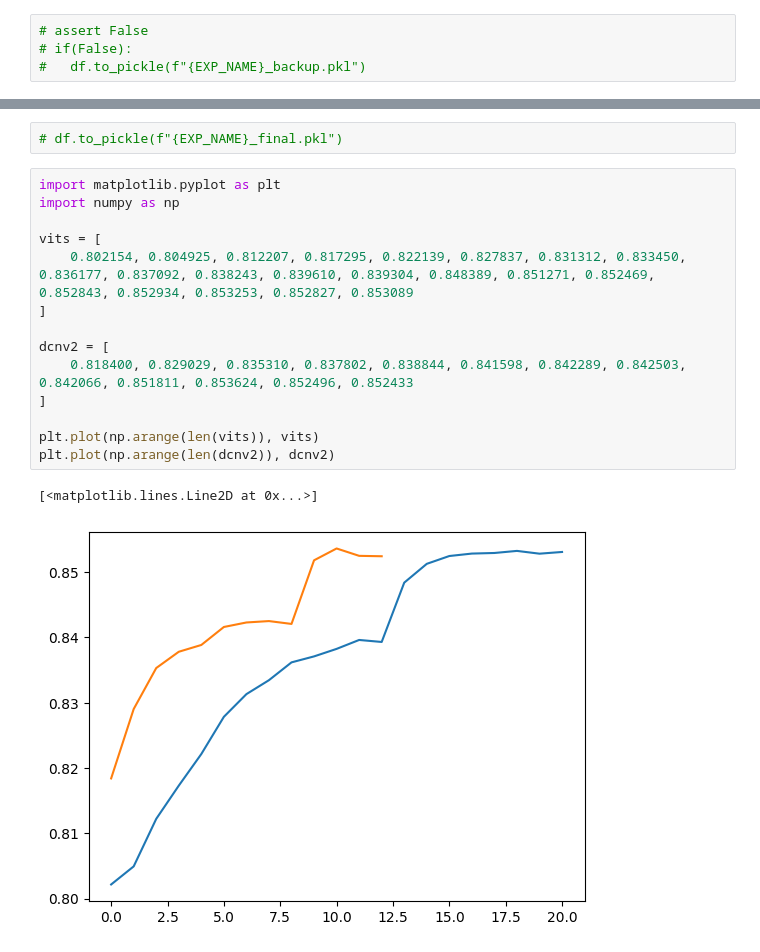
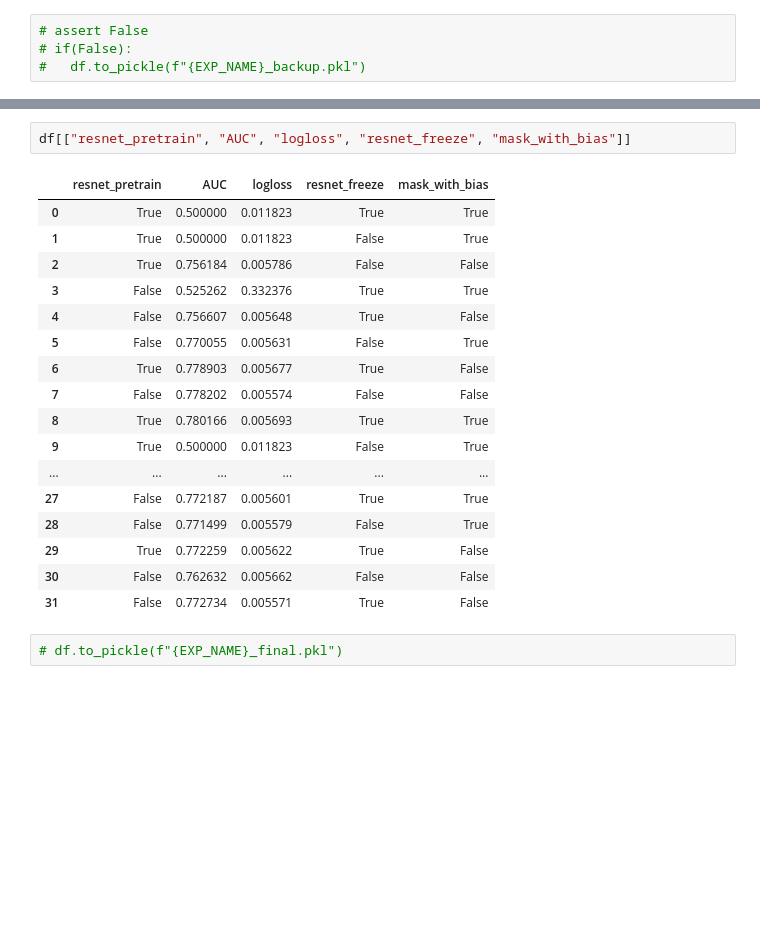
Before and after one commit to bw-99/scv, a Jupyter notebook: vis.ipynb, the cells around one changed output, grey strips where cells are left out. Saved outputs shown, nothing was run; the diff lists cells and outputs as text; blank space fills up the shorter version.

```diff
--- a/vis.ipynb
+++ b/vis.ipynb
@@ -302,19 +293,22 @@ df.sort_values("AUC", ascending=False)[metrics+more_than_two_cols]
+# %%
+df[["resnet_pretrain", "AUC", "logloss", "resnet_freeze", "mask_with_bias"]]
+# %% [output]
+|  | resnet_pretrain | AUC | logloss | resnet_freeze | mask_with_bias |
+| 0 | True | 0.500000 | 0.011823 | True | True |
+| 1 | True | 0.500000 | 0.011823 | False | True |
+| 2 | True | 0.756184 | 0.005786 | False | False |
+| 3 | False | 0.525262 | 0.332376 | True | True |
+| 4 | False | 0.756607 | 0.005648 | True | False |
+| 5 | False | 0.770055 | 0.005631 | False | True |
+| 6 | True | 0.778903 | 0.005677 | True | False |
+| 7 | False | 0.778202 | 0.005574 | False | False |
+| 8 | True | 0.780166 | 0.005693 | True | True |
+| 9 | True | 0.500000 | 0.011823 | False | True |
+| ... | ... | ... | ... | ... | ... |
+| 27 | False | 0.772187 | 0.005601 | True | True |
+| 28 | False | 0.771499 | 0.005579 | False | True |
+| 29 | True | 0.772259 | 0.005622 | True | False |
+| 30 | False | 0.762632 | 0.005662 | False | False |
+| 31 | False | 0.772734 | 0.005571 | True | False |
 # %%
 # df.to_pickle(f"{EXP_NAME}_final.pkl")
-# %%
-import matplotlib.pyplot as plt
-import numpy as np
-
-vits = [
-    0.802154, 0.804925, 0.812207, 0.817295, 0.822139, 0.827837, 0.831312, 0.833450, 0.836177, 0.837092, 0.838243, 0.839610, 0.839304, 0.848389, 0.851271, 0.852469, 0.852843, 0.852934, 0.853253, 0.852827, 0.853089
-]
-
-dcnv2 = [
-    0.818400, 0.829029, 0.835310, 0.837802, 0.838844, 0.841598, 0.842289, 0.842503, 0.842066, 0.851811, 0.853624, 0.852496, 0.852433
-]
-
-plt.plot(np.arange(len(vits)), vits)
-plt.plot(np.arange(len(dcnv2)), dcnv2)
-# %% [output]
-[<matplotlib.lines.Line2D at 0x...>]
-[figure, removed]
```
Also changed, not shown: parts of 17 cells of this notebook, 13 other files.
